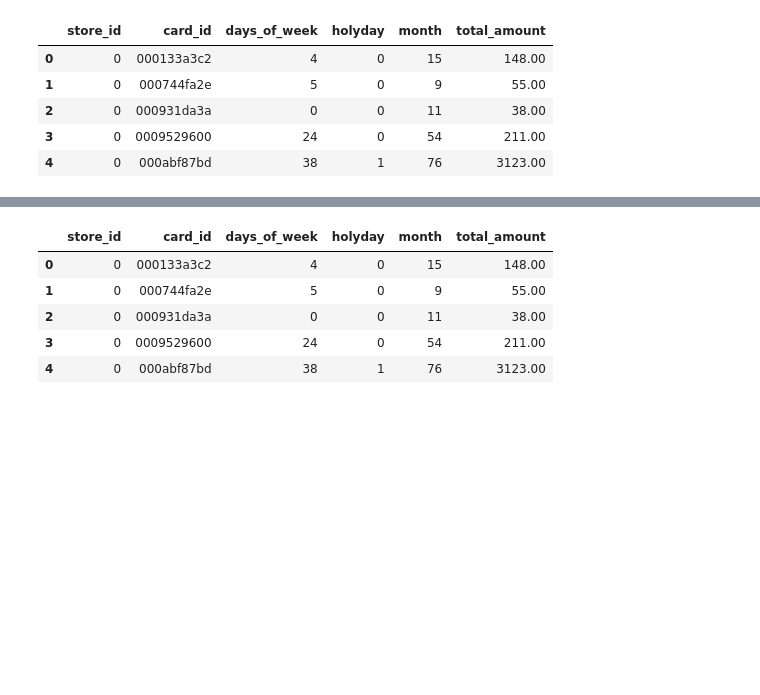
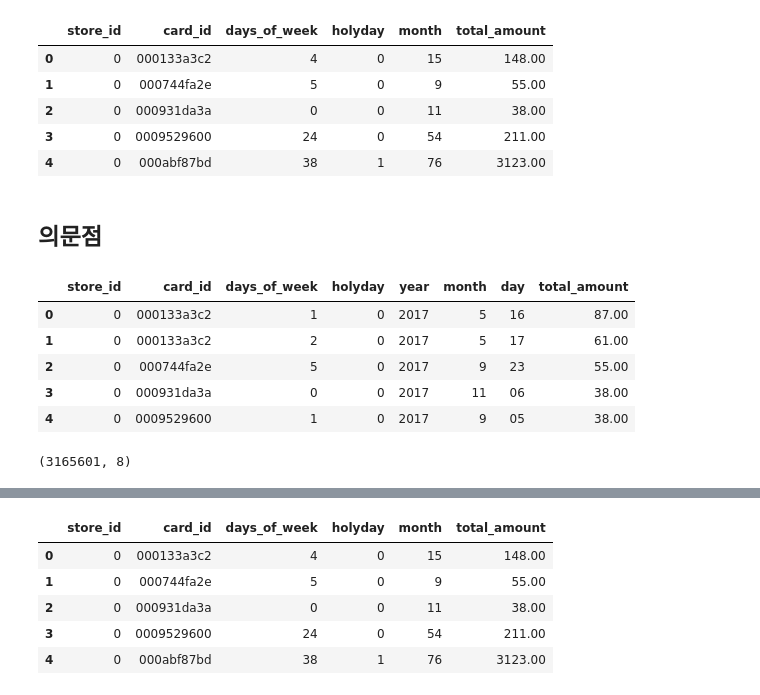
Before and after one commit to brandnewmin/brandnewm, a Jupyter notebook: dacon3.ipynb, the cells around one changed output, grey strips where cells are left out. Drawn from its saved outputs; the diff is of its cells as text; code cells hidden in the pictures; blank space fills up the shorter version.

```diff
--- a/dacon3.ipynb
+++ b/dacon3.ipynb
@@ -53,3 +53,5 @@ fifth.head()
 | 2 | 0 | 000931da3a | 0 | 0 | 11 | 38.00 |
 | 3 | 0 | 0009529600 | 24 | 0 | 54 | 211.00 |
 | 4 | 0 | 000abf87bd | 38 | 1 | 76 | 3123.00 |
+# %% [markdown]
+## 의문점
@@ -55,0 +63,16 @@ fifth.head()
+# %%
+#cardid구분이 있는 경우
+train_newgr=train[['store_id','card_id','days_of_week','holyday','year','month','day','total_amount']].groupby(['store_id','card_id','days_of_week','holyday','year','month','day'], as_index=False).sum()
+train_newgr.head()
+#fifth와 다른 점 : month day year 등이 합쳐지지 않음 -> 기대 : 월별 그래프 확인 가능
+# %% [output]
+|  | store_id | card_id | days_of_week | holyday | year | month | day | total_amount |
+| 0 | 0 | 000133a3c2 | 1 | 0 | 2017 | 5 | 16 | 87.00 |
+| 1 | 0 | 000133a3c2 | 2 | 0 | 2017 | 5 | 17 | 61.00 |
+| 2 | 0 | 000744fa2e | 5 | 0 | 2017 | 9 | 23 | 55.00 |
+| 3 | 0 | 000931da3a | 0 | 0 | 2017 | 11 | 06 | 38.00 |
+| 4 | 0 | 0009529600 | 1 | 0 | 2017 | 9 | 05 | 38.00 |
+# %%
+train_newgr.shape #fifth와 유사한 데이터 : 행에서 차이가 있을 가능성 : 월별로도 그룹을 했기 때문에, store_id card_id 다음 가지가 또 있음 / 열 당연히 늘어남
+# %% [output]
+(3165601, 8)
```
Also changed, not shown: parts of 17 cells of this notebook.
